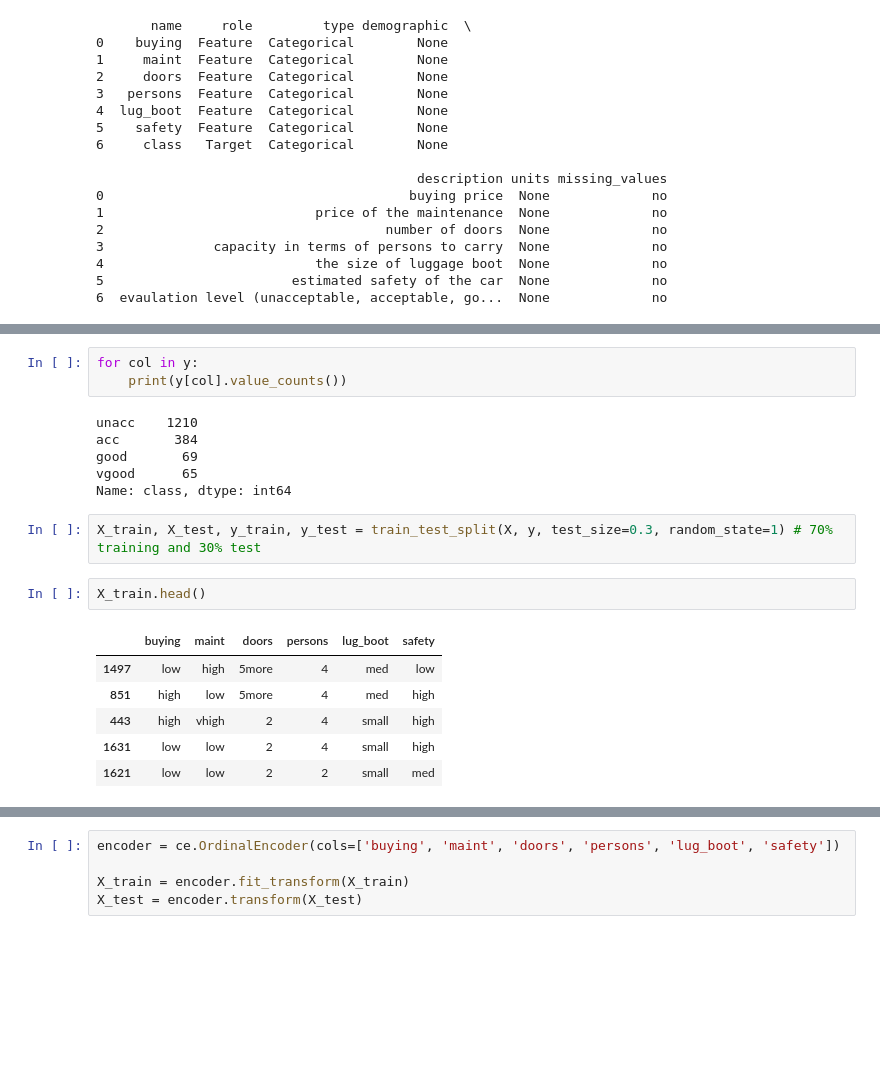
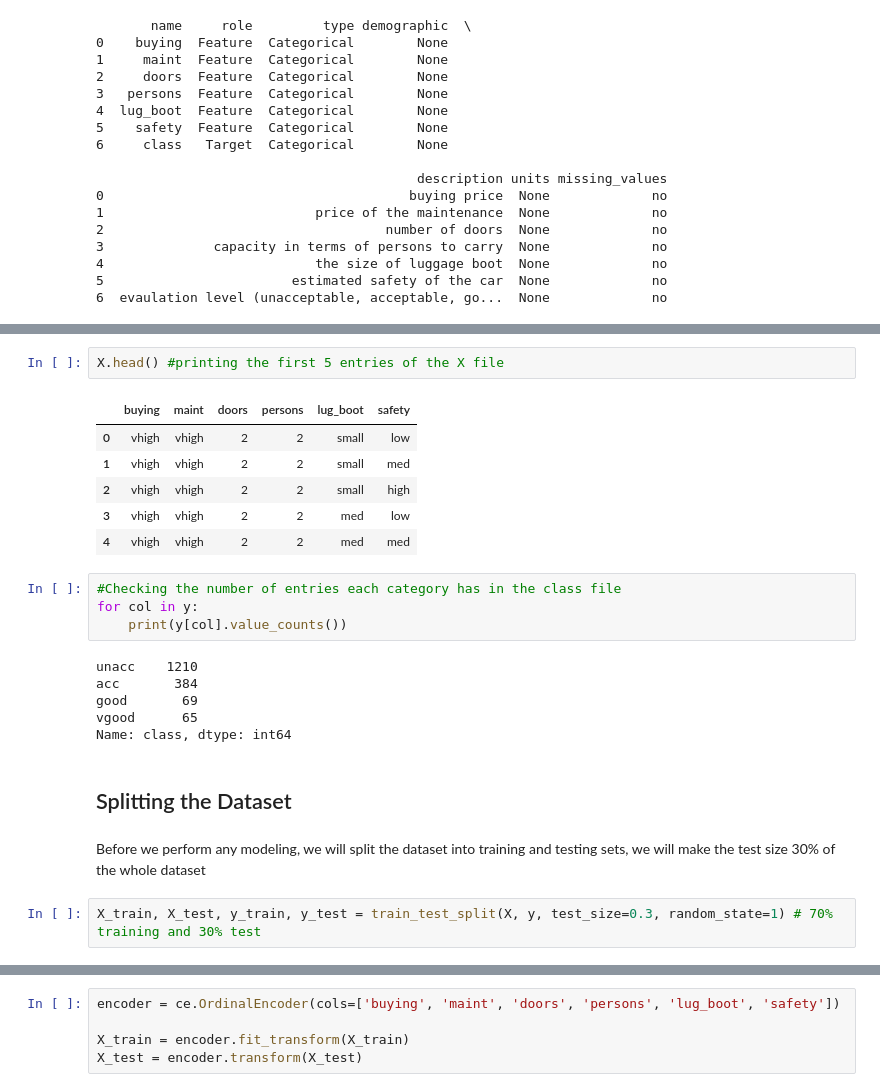
Before and after one commit to imaryam-safa/CarEval, a Jupyter notebook: Car Evaluation - Decision Trees.ipynb, the cells around one changed output, grey strips where cells are left out. Drawn from its saved outputs; the diff is of its cells as text; blank space fills up the shorter version.

```diff
--- a/Car Evaluation - Decision Trees.ipynb
+++ b/Car Evaluation - Decision Trees.ipynb
@@ -111,4 +84,14 @@ X
+# %%
+X.head() #printing the first 5 entries of the X file
+# %% [output]
+|  | buying | maint | doors | persons | lug_boot | safety |
+| 0 | vhigh | vhigh | 2 | 2 | small | low |
+| 1 | vhigh | vhigh | 2 | 2 | small | med |
+| 2 | vhigh | vhigh | 2 | 2 | small | high |
+| 3 | vhigh | vhigh | 2 | 2 | med | low |
+| 4 | vhigh | vhigh | 2 | 2 | med | med |
 # %%
+#Checking the number of entries each category has in the class file
 for col in y:
     print(y[col].value_counts())
 # %% [output]
@@ -117,15 +100,10 @@ acc       384
 good       69
 vgood      65
 Name: class, dtype: int64
+# %% [markdown]
+## Splitting the Dataset
+# %% [markdown]
+Before we perform any modeling, we will split the dataset into training and testing sets, we will make the test size 30% of the whole dataset
 # %%
 X_train, X_test, y_train, y_test = train_test_split(X, y, test_size=0.3, random_state=1) # 70% training and 30% test
-# %%
-X_train.head()
-# %% [output]
-|  | buying | maint | doors | persons | lug_boot | safety |
-| 1497 | low | high | 5more | 4 | med | low |
-| 851 | high | low | 5more | 4 | med | high |
-| 443 | high | vhigh | 2 | 4 | small | high |
-| 1631 | low | low | 2 | 4 | small | high |
-| 1621 | low | low | 2 | 2 | small | med |
 # %% [markdown]
```
Also changed, not shown: parts of 60 cells of this notebook.
